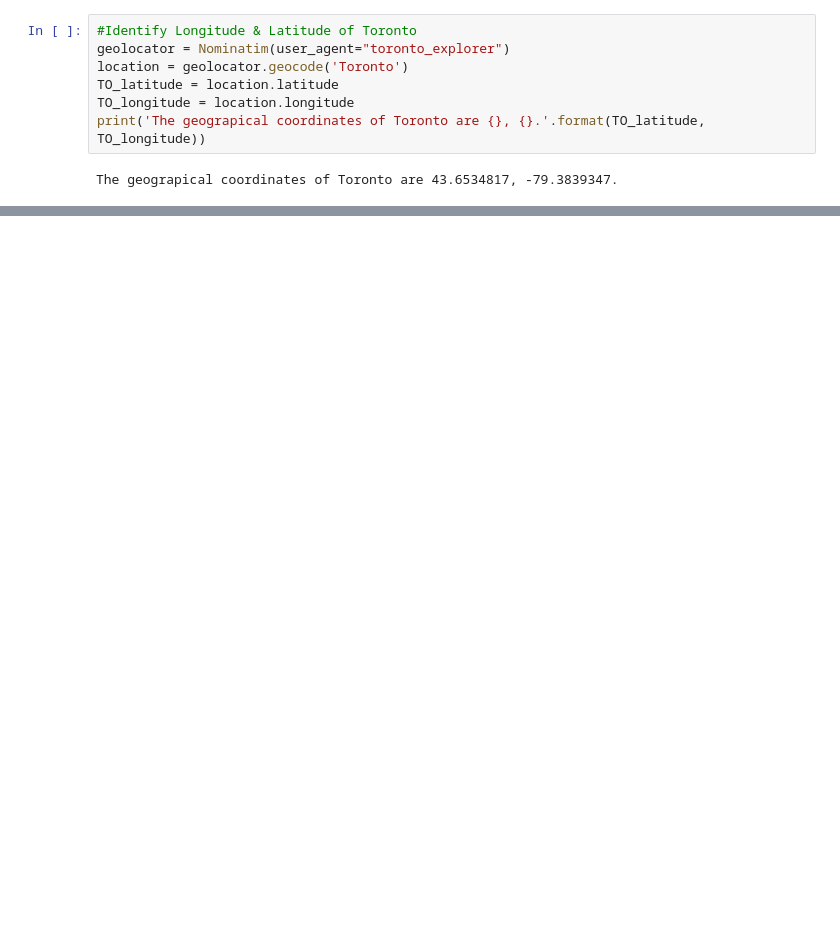
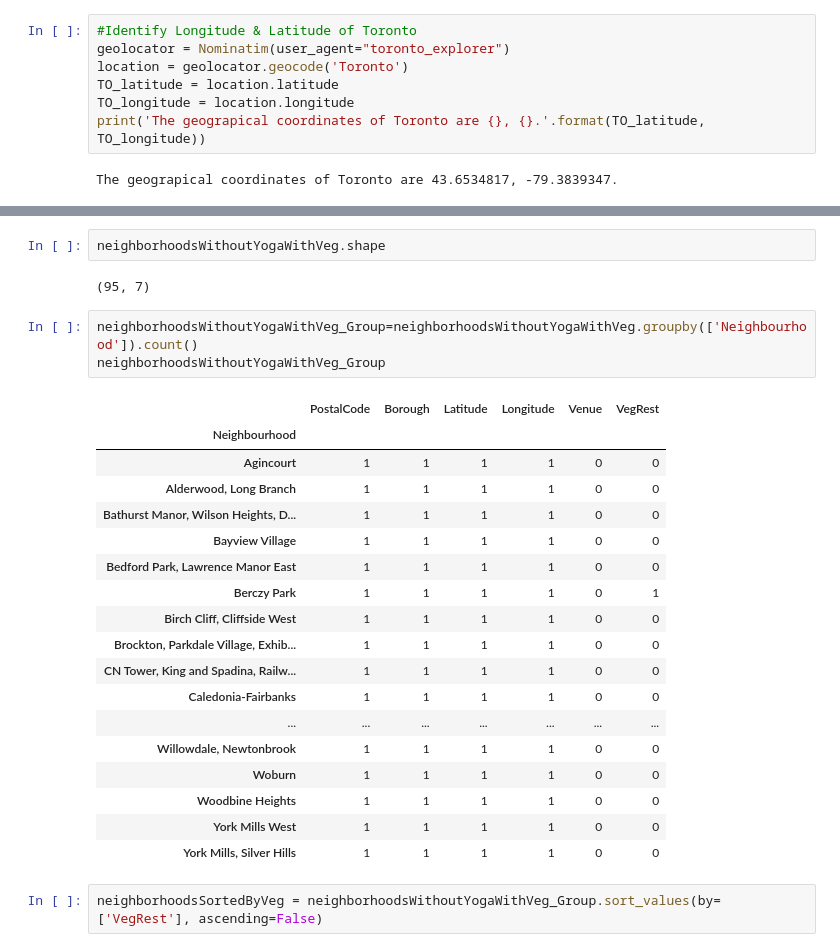
Before and after one commit to osopez/Coursera_Capstone, a Jupyter notebook: Segmenting and Clustering Neighborhoods in Toronto.ipynb, the cells around one changed output, grey strips where cells are left out. Saved outputs shown, nothing was run; the diff lists cells and outputs as text; blank space fills up the shorter version.

```diff
--- a/Segmenting and Clustering Neighborhoods in Toronto.ipynb
+++ b/Segmenting and Clustering Neighborhoods in Toronto.ipynb
@@ -187,0 +429,28 @@ map_toronto
+# %%
+neighborhoodsWithoutYogaWithVeg.shape
+# %% [output]
+(95, 7)
+# %%
+neighborhoodsWithoutYogaWithVeg_Group=neighborhoodsWithoutYogaWithVeg.groupby(['Neighbourhood']).count()
+neighborhoodsWithoutYogaWithVeg_Group
+# %% [output]
+|  | PostalCode | Borough | Latitude | Longitude | Venue | VegRest |
+| Neighbourhood |  |  |  |  |  |  |
+| Agincourt | 1 | 1 | 1 | 1 | 0 | 0 |
+| Alderwood, Long Branch | 1 | 1 | 1 | 1 | 0 | 0 |
+| Bathurst Manor, Wilson Heights, D... | 1 | 1 | 1 | 1 | 0 | 0 |
+| Bayview Village | 1 | 1 | 1 | 1 | 0 | 0 |
+| Bedford Park, Lawrence Manor East | 1 | 1 | 1 | 1 | 0 | 0 |
+| Berczy Park | 1 | 1 | 1 | 1 | 0 | 1 |
+| Birch Cliff, Cliffside West | 1 | 1 | 1 | 1 | 0 | 0 |
+| Brockton, Parkdale Village, Exhib... | 1 | 1 | 1 | 1 | 0 | 0 |
+| CN Tower, King and Spadina, Railw... | 1 | 1 | 1 | 1 | 0 | 0 |
+| Caledonia-Fairbanks | 1 | 1 | 1 | 1 | 0 | 0 |
+| ... | ... | ... | ... | ... | ... | ... |
+| Willowdale, Newtonbrook | 1 | 1 | 1 | 1 | 0 | 0 |
+| Woburn | 1 | 1 | 1 | 1 | 0 | 0 |
+| Woodbine Heights | 1 | 1 | 1 | 1 | 0 | 0 |
+| York Mills West | 1 | 1 | 1 | 1 | 0 | 0 |
+| York Mills, Silver Hills | 1 | 1 | 1 | 1 | 0 | 0 |
+# %%
+neighborhoodsSortedByVeg = neighborhoodsWithoutYogaWithVeg_Group.sort_values(by=['VegRest'], ascending=False)
```
Also changed, not shown: parts of 27 cells of this notebook.
